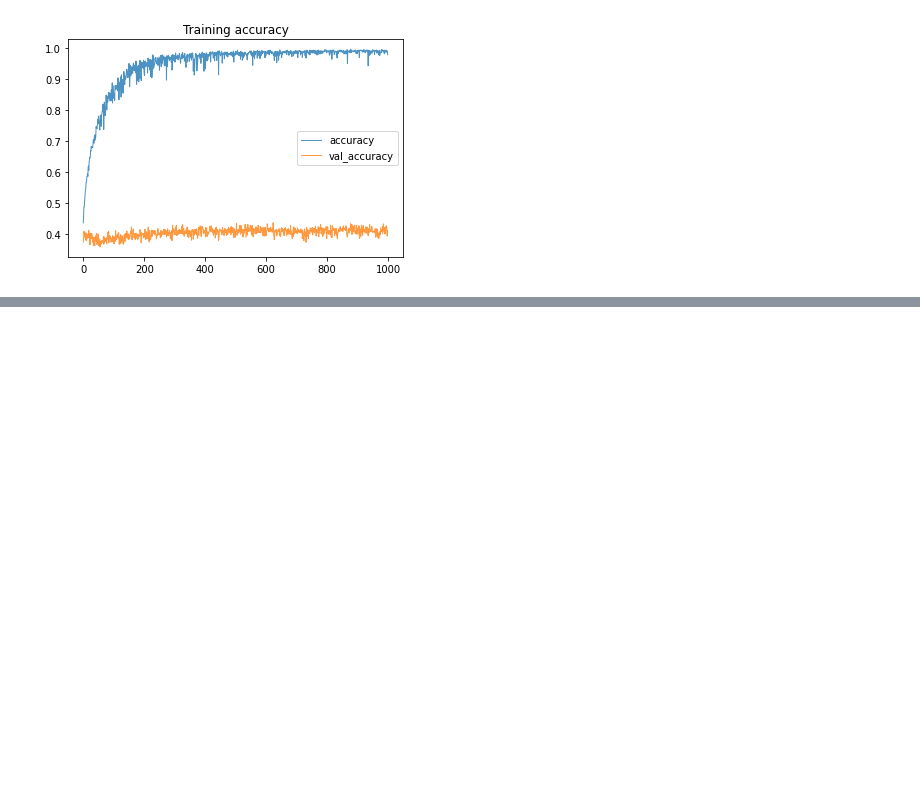
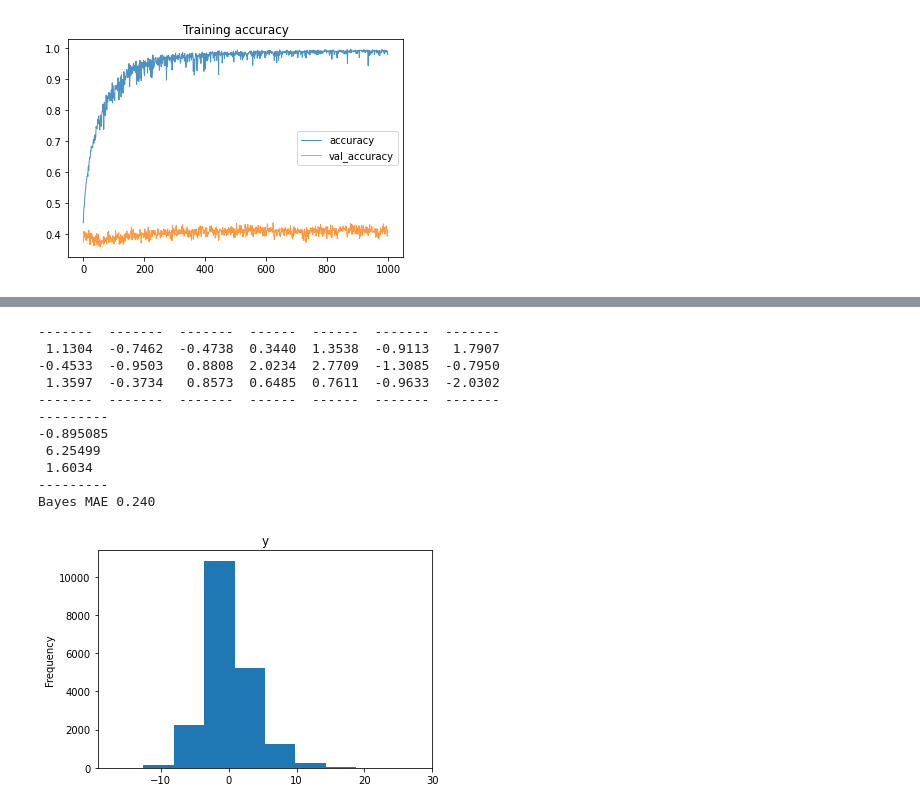
Before and after one commit to mysterious-ben/ds-examples, a Jupyter notebook: dl/dl_hello_world.ipynb, the cells around one changed output, grey strips where cells are left out. Saved outputs shown, nothing was run; the diff lists cells and outputs as text; code cells hidden in the pictures; blank space fills up the shorter version.

```diff
--- a/dl/dl_hello_world.ipynb
+++ b/dl/dl_hello_world.ipynb
@@ -1637,0 +1690,40 @@ Wall time: 2min 46s
+# %%
+# A related dataset
+n_1 = 20000
+p_1 = 7
+train_rate_1 = 0.7
+
+def f1(X):
+    h = (
+        np.sum(X, axis=1) +
+        np.sum(X[:, :-1] * X[:, 1:], axis=1)
+    )
+    return h
+
+X_1 = np.random.normal(0, 1, size=(n_1, p_1))
+y_1 = f1(X_1) + np.random.normal(0, 0.3, size=n_1)
+print(tabulate(X_1[-3:], floatfmt='.4f'))
+print(tabulate(y_1[-3:, np.newaxis]))
+
+n_train_1 = int(n_1*train_rate_1)
+
+X_train_1 = X_1[:n_train_1]
+y_train_1 = y_1[:n_train_1]
+X_test_1 = X_1[n_train_1:]
+y_test_1 = y_1[n_train_1:]
+
+_ = pd.Series(y_1).plot(kind='hist', title='y')
+print(f'Bayes MAE {mean_absolute_error(y_1, f1(X_1)):.3f}')
+# %% [output]
+-------  -------  -------  ------  ------  -------  -------
+ 1.1304  -0.7462  -0.4738  0.3440  1.3538  -0.9113   1.7907
+-0.4533  -0.9503   0.8808  2.0234  2.7709  -1.3085  -0.7950
+ 1.3597  -0.3734   0.8573  0.6485  0.7611  -0.9633  -2.0302
+-------  -------  -------  ------  ------  -------  -------
+---------
+-0.895085
+ 6.25499
+ 1.6034
+---------
+Bayes MAE 0.240
+[figure, added]
```
Also changed, not shown: parts of 47 cells of this notebook.
